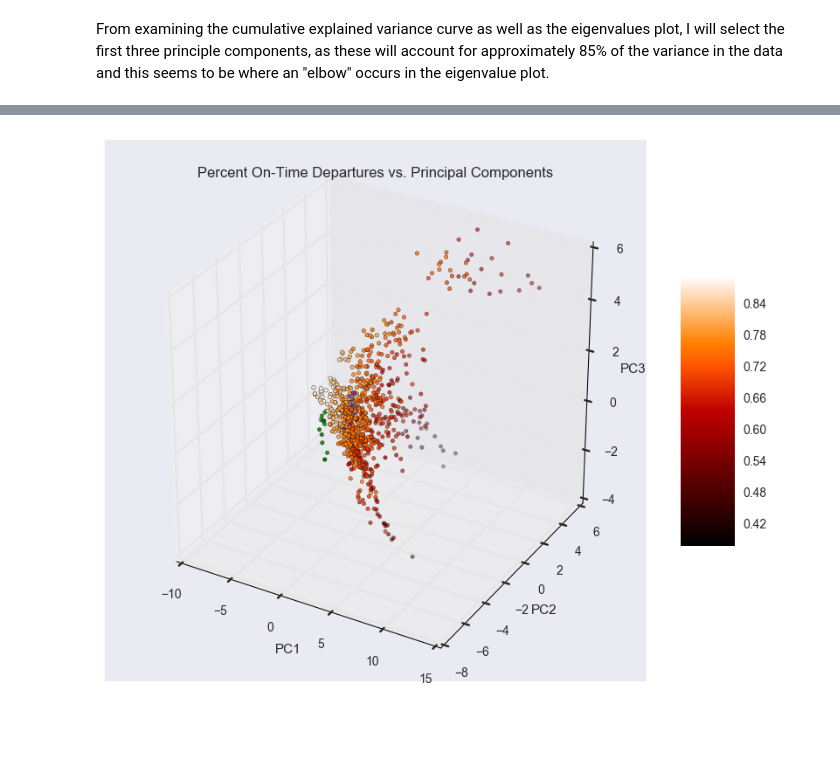
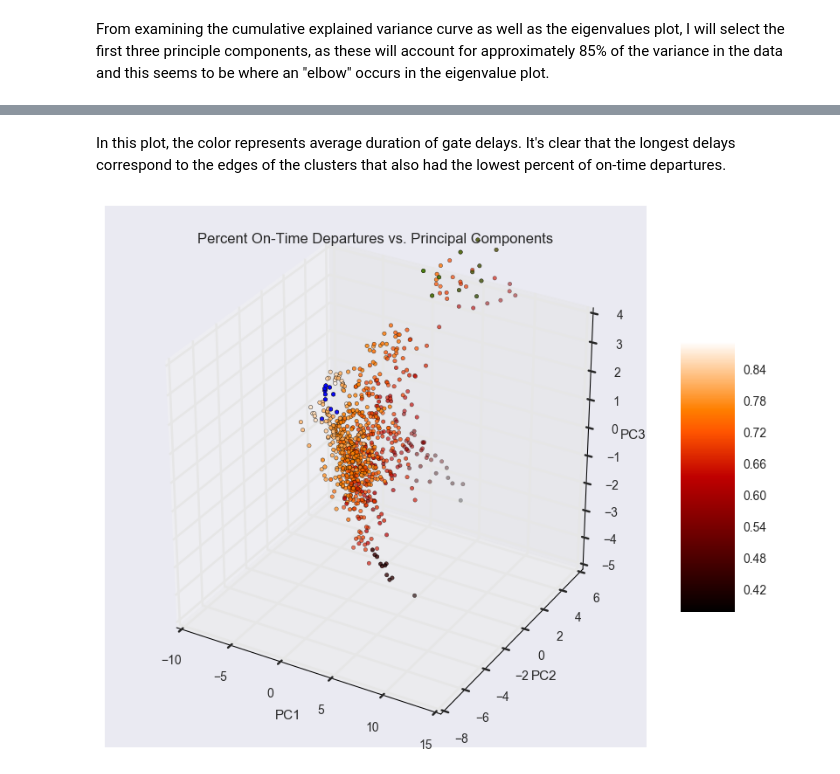
Before and after one commit to tbor111/teresaborcuch.github.io, a Jupyter notebook: notebooks/project_7_faa.ipynb, the cells around one changed output, grey strips where cells are left out. Drawn from its saved outputs; the diff is of its cells as text; code cells hidden in the pictures; blank space fills up the shorter version.

```diff
--- a/notebooks/project_7_faa.ipynb
+++ b/notebooks/project_7_faa.ipynb
@@ -138,7 +154,7 @@ X = data[[u'departures for metric computation', u'Departure Cancellations',
        u'average_gate_departure_delay', u'average_taxi_out_time', u'average taxi out delay',
           u'average airport departure delay', u'average airborne delay',  u'arrivals for metric computation',
           u'Arrival Cancellations', u'Arrival Diversions', u'percent on-time gate arrivals', u'average taxi in delay',
-       u'average block delay', u'average gate arrival delay']]
+       u'average block delay', u'average gate arrival delay', 'Latitude','Longitude']]
 # %%
 plt.figure(figsize = (6,6))
 sns.heatmap(X.corr())
@@ -161,13 +179,13 @@ Xt = scale(X[[u'departures for metric computation', u'Departure Cancellations',
           u'Departure Diversions', u'average_gate_departure_delay', u'average_taxi_out_time', u'average taxi out delay',
           u'average airport departure delay', u'average airborne delay',  u'arrivals for metric computation',
           u'Arrival Cancellations', u'Arrival Diversions', u'average taxi in delay', u'average block delay',
-              u'average gate arrival delay']])
+              u'average gate arrival delay','Latitude','Longitude']])
 # %%
-pca = PCA(n_components = 14)
+pca = PCA(n_components = 16)
 pca = pca.fit(Xt)
 # %%
 # make dataframe of principal components
-Y = pd.DataFrame(pca.fit_transform(Xt), columns = ['PC{}'.format(str(i)) for i in range(1,15)])
+Y = pd.DataFrame(pca.fit_transform(Xt), columns = ['PC{}'.format(str(i)) for i in range(1,17)])
 Y['region'] = data['FAA REGION']
 Y['busy'] = [
     2 if x >= 300000 else 1 if (x < 300000 and x > 100000) else 0 for x in data['departures for metric computation']
@@ -233,24 +269,26 @@ plt.show()
+# %% [markdown]
+In this plot, the color represents average duration of gate delays. It's clear that the longest delays correspond to the edges of the clusters that also had the lowest percent of on-time departures.
 # %%
 # Show 2 example airports
 fig = plt.figure(figsize = (10,8))
 ax = fig.add_subplot(111, projection='3d')
 p = ax.scatter(
     Y['PC1'], Y['PC2'], Y['PC3'],
     zdir='x', s = 10, c = X['percent on-time airport departures'],
     cmap = 'gist_heat', depthshade=True)
 
 # make a mask for JFK and OGG and plot them in different colors
-mask = ((Y['airport'] == 'HPN') | (Y['airport'] == 'OGG'))
+mask = ((Y['airport'] == 'ATL') | (Y['airport'] == 'OGG') | (Y['airport'] == 'HPN'))
 
-color_dict = {'HPN':'green', 'OGG': 'blue'}
+color_dict = {'ATL':'green', 'OGG': 'blue', 'HPN': 'black'}
 color_map = [color_dict[i] for i in Y[mask]['airport']]
 
-ax.scatter(Y[mask]['PC1'], Y[mask]['PC2'], Y[mask]['PC3'], s = 10, c = color_map)
+ax.scatter(Y[mask]['PC1'], Y[mask]['PC2'], Y[mask]['PC3'], s = 10, c = color_map, zdir='x')
 ax.set_xlabel("PC1")
 ax.set_ylabel("PC2")
 ax.set_zlabel("PC3")
 ax.set_title("Percent On-Time Departures vs. Principal Components")
 fig.colorbar(p, shrink=0.5, aspect=5)
 plt.show()
 # %% [output]
-[figure, old version]
+[figure, new version]
```
Also changed, not shown: parts of 22 cells of this notebook, 16 other files.
